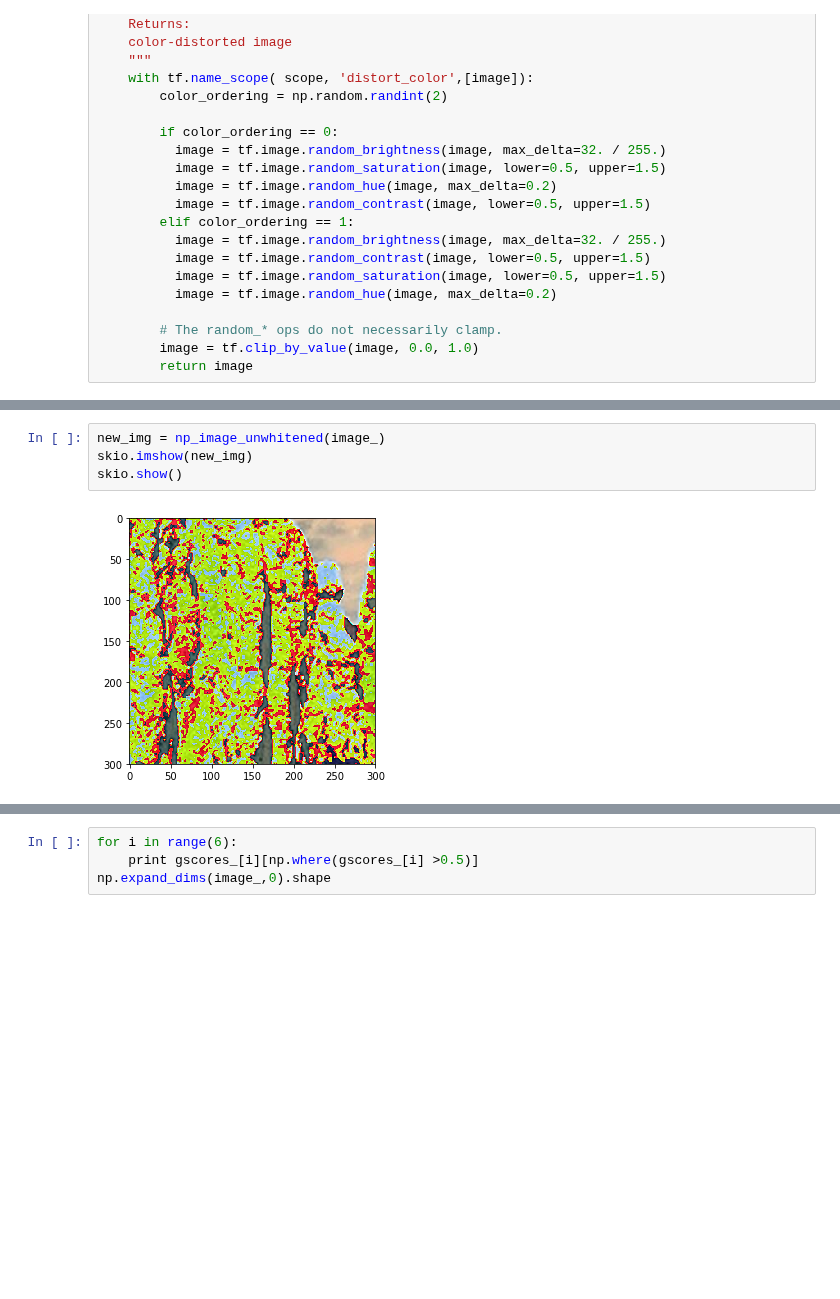
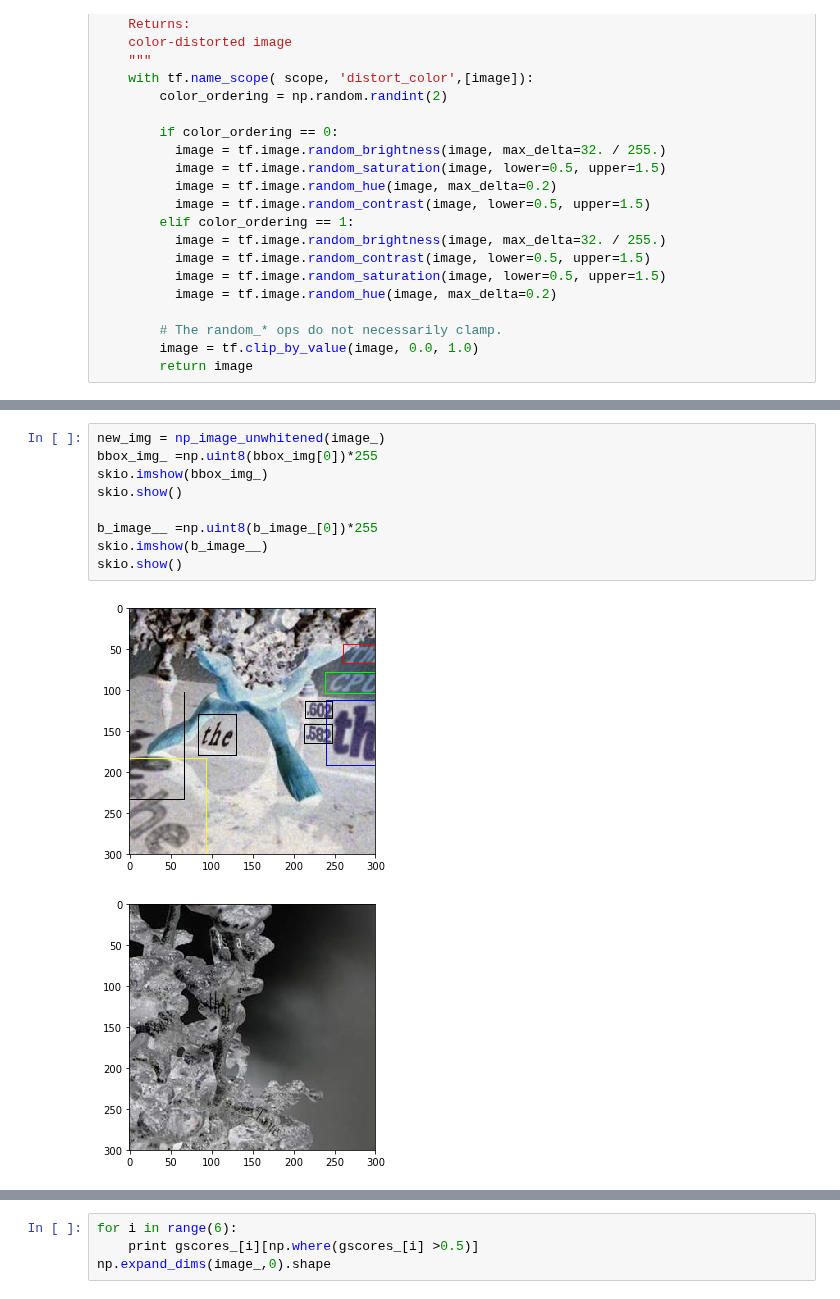
Before and after one commit to bindung/TextBoxes-TensorFlow, a Jupyter notebook: Notes/data_processing.ipynb, the cells around one changed output, grey strips where cells are left out. Drawn from its saved outputs; the diff is of its cells as text; blank space fills up the shorter version.

```diff
--- a/Notes/data_processing.ipynb
+++ b/Notes/data_processing.ipynb
@@ -319,11 +320,17 @@ file_path: ../data/sythtext/*.tfrecord
 (38, 38, 2, 1)
 (38, 38, 2, 6, 4)
-# %%
-new_img = np_image_unwhitened(image_)
-skio.imshow(new_img)
-skio.show()
-# %% [output]
-[figure, removed]
+# %%
+new_img = np_image_unwhitened(image_)
+bbox_img_ =np.uint8(bbox_img[0])*255
+skio.imshow(bbox_img_)
+skio.show()
+
+b_image__ =np.uint8(b_image_[0])*255
+skio.imshow(b_image__)
+skio.show()
+# %% [output]
+[figure, added]
+[figure, added]
 # %%
 glocalisations_[0][0,0,0,:,:]
 glocalisations_[0][37,37,0,:,:]
```
Also changed, not shown: parts of 2 cells of this notebook, 3 other files.
